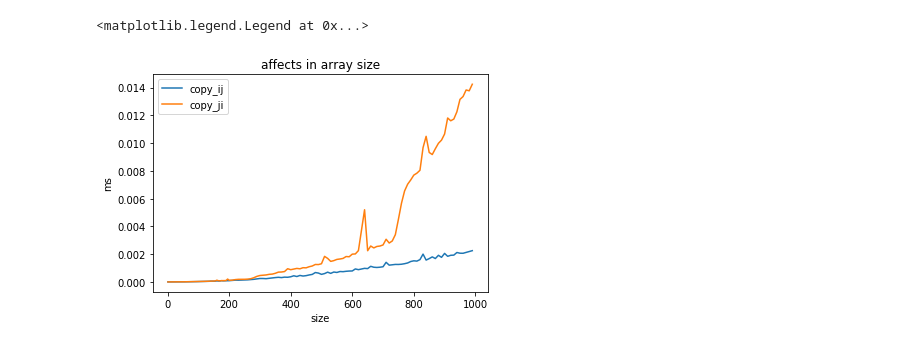
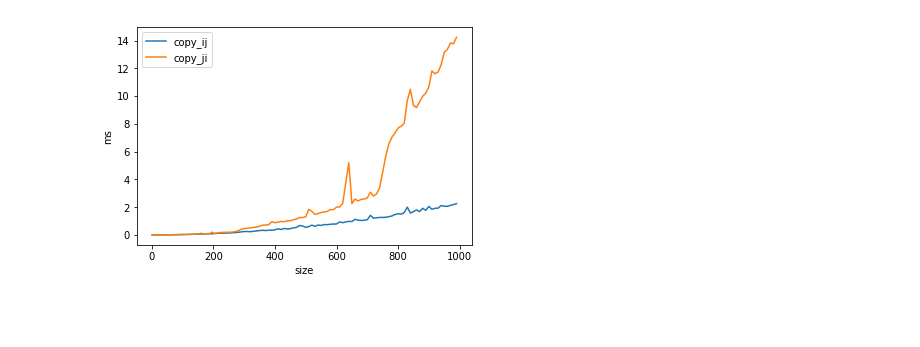
Before and after one commit to RuiWang14/learning_csapp, a Jupyter notebook: 未命名.ipynb, the cells around one changed output. Drawn from its saved outputs; the diff is of its cells as text; code cells hidden in the pictures; blank space fills up the shorter version.

```diff
--- a/未命名.ipynb
+++ b/未命名.ipynb
@@ -22,25 +21,25 @@ for d in data:
 # %%
 max_key = 1000
 ij_time_plot = {}
 ji_time_plot = {}
 for key in ij_time:
     if key < max_key:
         ij_time_plot[key] = ij_time[key]
 
 for key in ji_time:
     if key < max_key:
         ji_time_plot[key] = ji_time[key]
 
-plt.plot([key for key in sorted(ij_time_plot)],[ij_time[key] for key in sorted(ij_time_plot)], label='copy_ij')
-plt.plot([key for key in sorted(ji_time_plot)],[ji_time[key] for key in sorted(ji_time_plot)], label='copy_ji')
+plt.plot([key for key in sorted(ij_time_plot)],[ij_time[key] * 1000 for key in sorted(ij_time_plot)], label='copy_ij')
+plt.plot([key for key in sorted(ji_time_plot)],[ji_time[key] * 1000 for key in sorted(ji_time_plot)], label='copy_ji')
 
-plt.title('affects in array size')
 plt.xlabel('size')
 plt.ylabel('ms')
 plt.legend()
+
+plt.savefig("examples1.png", dpi = 900)
 # %% [output]
-<matplotlib.legend.Legend at 0x...>
-[figure, old version]
+[figure, new version]
 # %%
 plt.plot([key * key * 4 / 1024.0 for key in sorted(ij_time_plot)] ,[ij_time_plot[key] for key in sorted(ij_time_plot)], label='copy_ij')
 plt.plot([key * key * 4 / 1024.0 for key in sorted(ji_time_plot)],[ji_time_plot[key] for key in sorted(ji_time_plot)], label='copy_ji')
```
Also changed, not shown: parts of 12 cells of this notebook, 7 other files.
